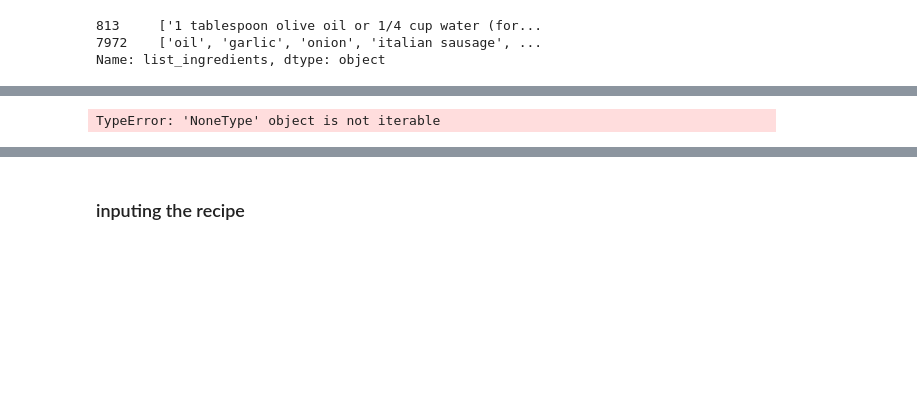
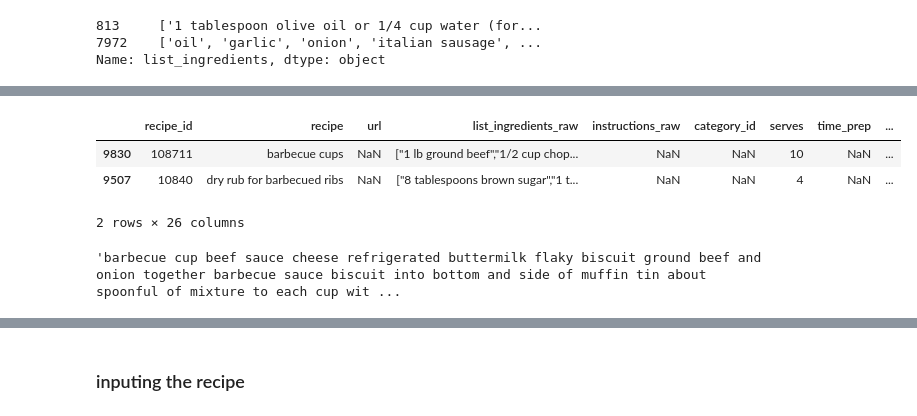
Before and after one commit to Pollybs/machine_learning_recommender, a Jupyter notebook: recommender_data.ipynb, the cells around one changed output, grey strips where cells are left out. Cells and saved outputs as stored; diff of their text form; code cells hidden in the pictures; blank space fills up the shorter version.

```diff
--- a/recommender_data.ipynb
+++ b/recommender_data.ipynb
@@ -243,2 +253,7 @@ df.head(2)
+# %%
+def re_blob(row):
+  return " ".join(row["lemmatized2"])
+
+df["lemmatized2"]  = df.apply(re_blob, axis=1)
 # %% [markdown]
 ##  <font color='CornflowerBlue'><center><strong>II. <ins>Creating the Recipe Recommender </ins> </strong><center><font color='blue'></font>
@@ -275,3 +289,5 @@ dfs = df_f.iloc[:10000]
+# %%
+dfs = pd.read_csv("recipes_10_lem.csv")
 # %%
 dfs.shape
 #dfs.reset_index(inplace=True)
@@ -317,7 +333,7 @@ def user_recipe():
     return user_recipe
 # %%
 #user_recipe= user_recipe()
-user_recipe = 'vegetable lasagna'
+user_recipe = 'ratatouile'
 # %%
 list_recipes.append(user_recipe)
 # %%
@@ -349,10 +370,19 @@ suggested_ids
 # %%
-cv = CountVectorizer()
-count_matrix = cv.fit_transform(list_recipesu)
-cosine_sim = cosine_similarity(count_matrix)
-similar_recipes = list(enumerate(cosine_sim[-1]))
-sorted_similar_recipes = sorted(similar_recipes,key=lambda x:x[1],reverse=True)[1:]
-suggested_ids = [d[0] for d in sorted_similar_recipes[:3]]
+#cv = CountVectorizer()
+#count_matrix = cv.fit_transform(list_recipes)
+#cosine_sim = cosine_similarity(count_matrix)
+#similar_recipes = list(enumerate(cosine_sim[-1]))
+#sorted_similar_recipes = sorted(similar_recipes,key=lambda x:x[1],reverse=True)[1:]
+#suggested_ids = [d[0] for d in sorted_similar_recipes[:3]]
 #s_words = dfs.loc[suggested_ids]
-# %% [output]
-TypeError: 'NoneType' object is not iterable
+# %%
+def re_blob(row):
+  return " ".join(row["lemmatized"])
+
+s["blob"] = s.apply(re_blob,axis=1)
+s.head()
+# %% [output]
+|  | recipe_id | recipe | url | list_ingredients_raw | instructions_raw | category_id | serves | time_prep | ... |
+| 9830 | 108711 | barbecue cups | NaN | ["1 lb ground beef","1/2 cup chop... | NaN | NaN | 10 | NaN | ... |
+| 9507 | 10840 | dry rub for barbecued ribs | NaN | ["8 tablespoons brown sugar","1 t... | NaN | NaN | 4 | NaN | ... |
+2 rows × 26 columns
@@ -359 +392,5 @@ TypeError: 'NoneType' object is not iterable
+# %%
+s["lemmatized"][9830]
+# %% [output]
+'barbecue cup beef sauce cheese refrigerated buttermilk flaky biscuit ground beef and onion together barbecue sauce biscuit into bottom and side of muffin tin about spoonful of mixture to each cup wit ...
 # %%
```
Also changed, not shown: parts of 29 cells of this notebook, 2 other files.
